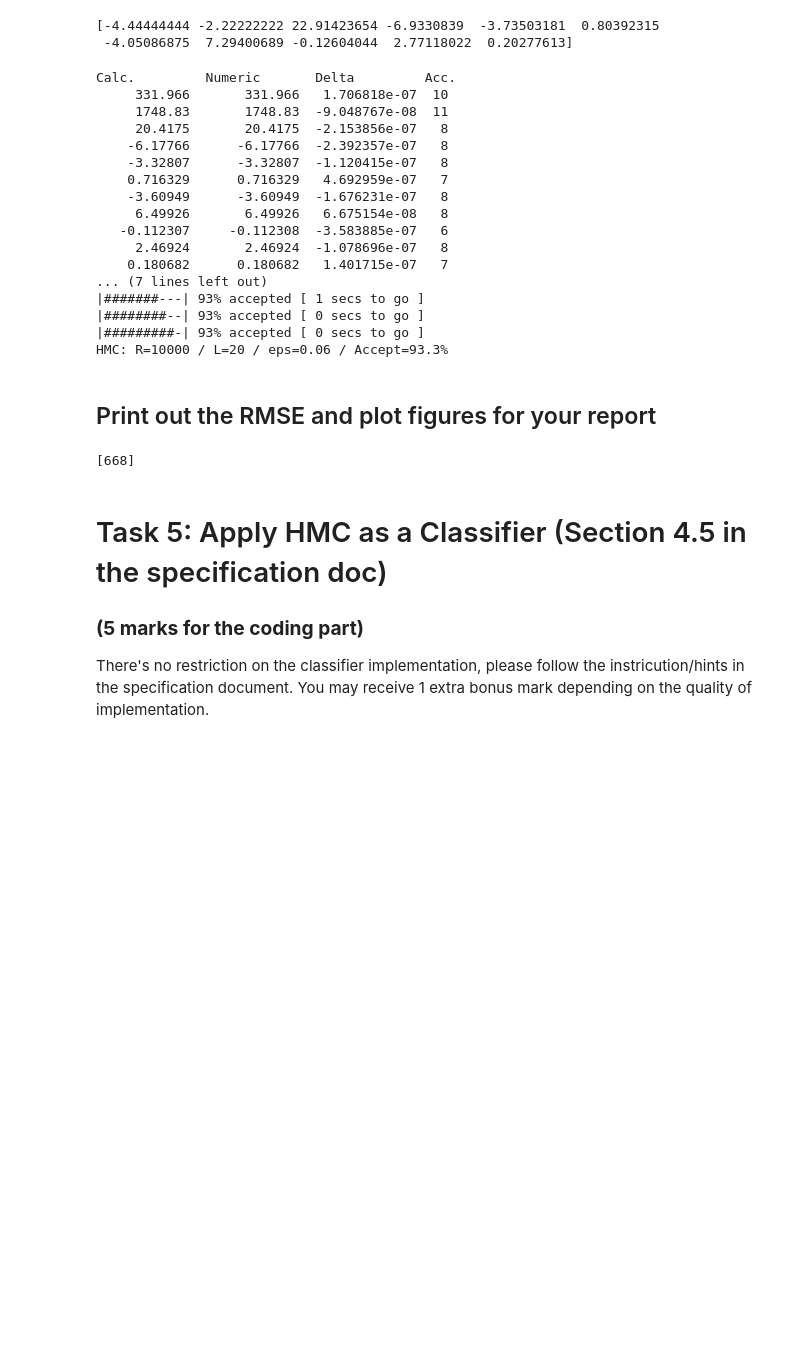
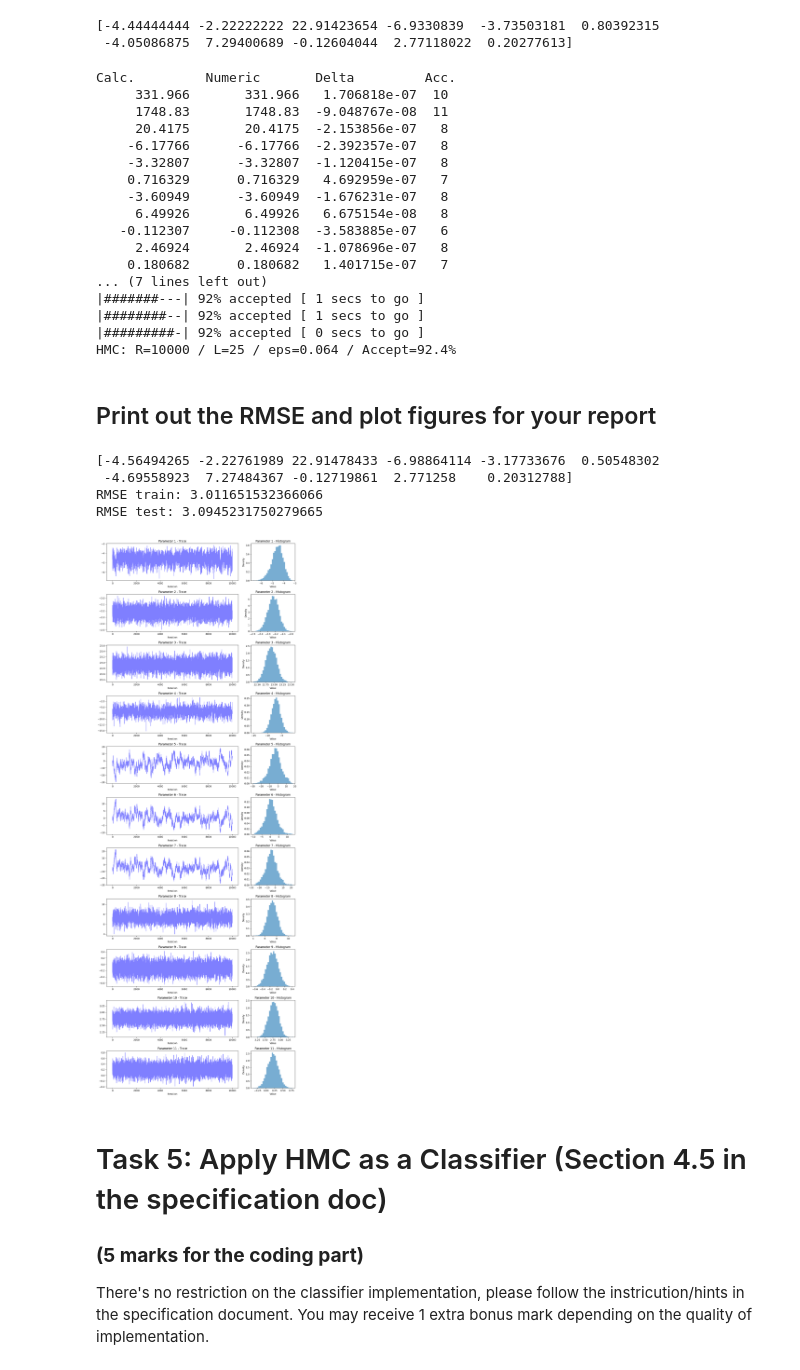
Before and after one commit to rwitobaansheikh/Bayesian_Final_project, a Jupyter notebook: CM50268 BML Final Project 2024/CM50268 BML_Final_Project.ipynb, the cells around one changed output. Saved outputs shown, nothing was run; the diff lists cells and outputs as text; code cells hidden in the pictures; blank space fills up the shorter version.

```diff
--- a/CM50268 BML Final Project 2024/CM50268 BML_Final_Project.ipynb
+++ b/CM50268 BML Final Project 2024/CM50268 BML_Final_Project.ipynb
@@ -454,8 +447,8 @@ np.random.seed(seed=1)
 
 #### **** YOUR CODE HERE **** ####
 R= 10000
-L = 20
-eps = 0.06
+L = 25
+eps = 0.064
 burn = int(R/10)
 
 x0=np.concatenate(([alpha,beta],mu_train))
@@ -475,17 +468,44 @@ Calc.         Numeric       Delta         Acc.
      2.46924       2.46924  -1.078696e-07   8
     0.180682      0.180682   1.401715e-07   7
 ... (7 lines left out)
-|#######---| 93% accepted [ 1 secs to go ]
-|########--| 93% accepted [ 0 secs to go ]
-|#########-| 93% accepted [ 0 secs to go ]
-HMC: R=10000 / L=20 / eps=0.06 / Accept=93.3%
+|#######---| 92% accepted [ 1 secs to go ]
+|########--| 92% accepted [ 1 secs to go ]
+|#########-| 92% accepted [ 0 secs to go ]
+HMC: R=10000 / L=25 / eps=0.064 / Accept=92.4%
 # %% [markdown]
 ## Print out the RMSE and plot figures for your report
-# %%
-#### **** YOUR CODE HERE **** ####
-_
-# %% [output]
-[668]
+# %%
+#### **** YOUR CODE HERE **** ####
+weights = S.mean(axis=0)
+y_train_pred = X_train@weights[2:]
+y_test_pred = X_test@weights[2:]
+
+print("RMSE train:", rmse(y_train_pred, y_train))
+print("RMSE test:", rmse(y_test_pred, y_test))
+# %% [output]
+[-4.56494265 -2.22761989 22.91478433 -6.98864114 -3.17733676  0.50548302
+ -4.69558923  7.27484367 -0.12719861  2.771258    0.20312788]
+RMSE train: 3.011651532366066
+RMSE test: 3.0945231750279665
+# %%
+n_samples, n_parameters = S.shape
+fig, axes = plt.subplots(nrows=n_parameters, ncols=2, figsize=(12, 3 * n_parameters), sharex=False, gridspec_kw={'width_ratios': [3, 1]})
+
+# Plot the traceplot and histogram for each parameter
+for i, (ax1, ax2) in enumerate(axes):
+    ax1.plot(np.arange(n_samples), S[:, i], 'b-', alpha=0.5)
+    ax1.set_title(f'Parameter {i+1} - Trace')
+    ax1.set_xlabel('Iteration')
+
+    ax2.hist(S[:, i], bins=30, density=True, alpha=0.6, orientation='vertical')
+    ax2.set_title(f'Parameter {i+1} - Histogram')
+    ax2.set_xlabel('Value')
+    ax2.set_ylabel('Density')
+
+plt.tight_layout()
+plt.show()
+# %% [output]
+[figure, added]
 # %% [markdown]
 # Task 5: Apply HMC as a Classifier (Section 4.5 in the specification doc)
 
```
Also changed, not shown: parts of 11 cells of this notebook.
